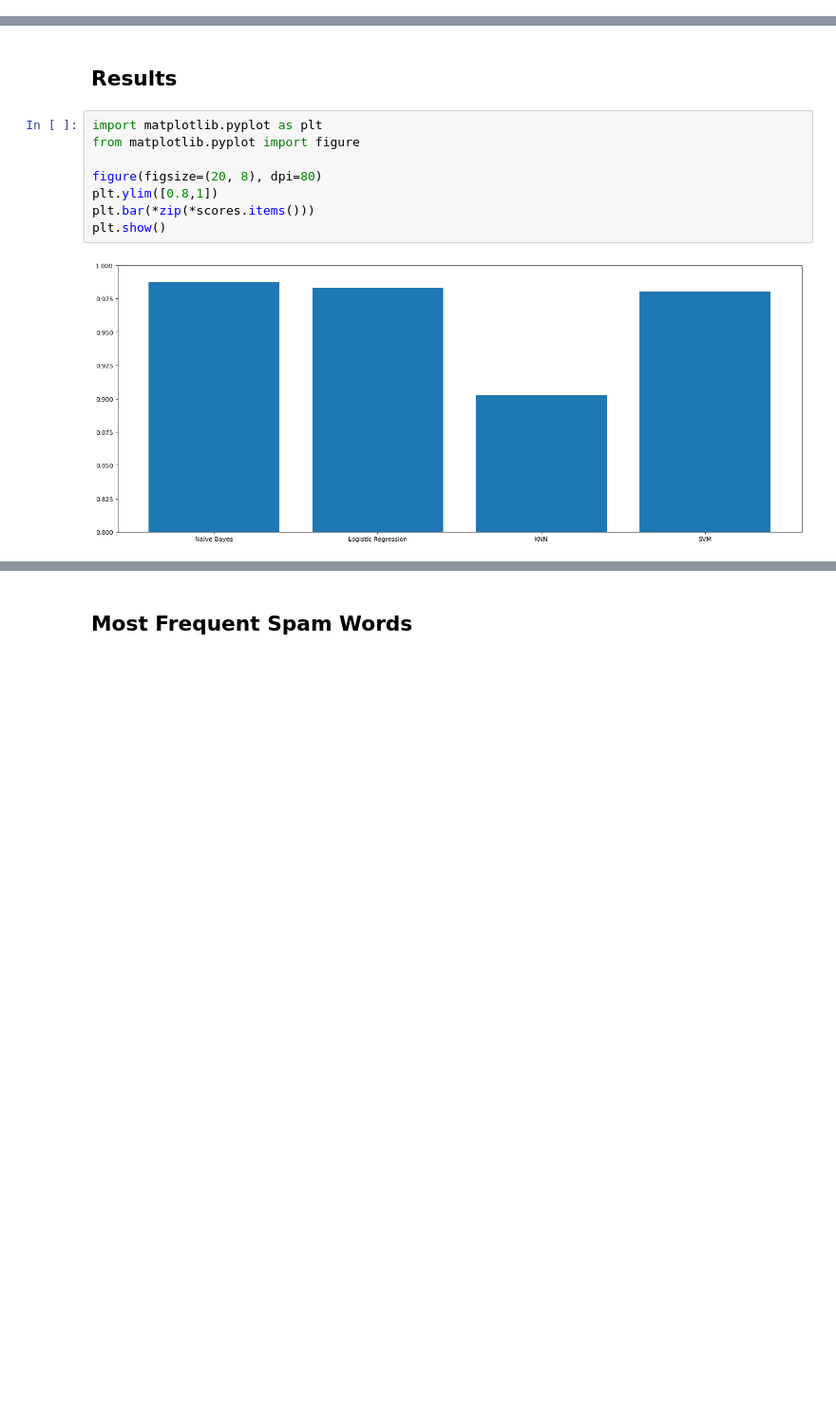
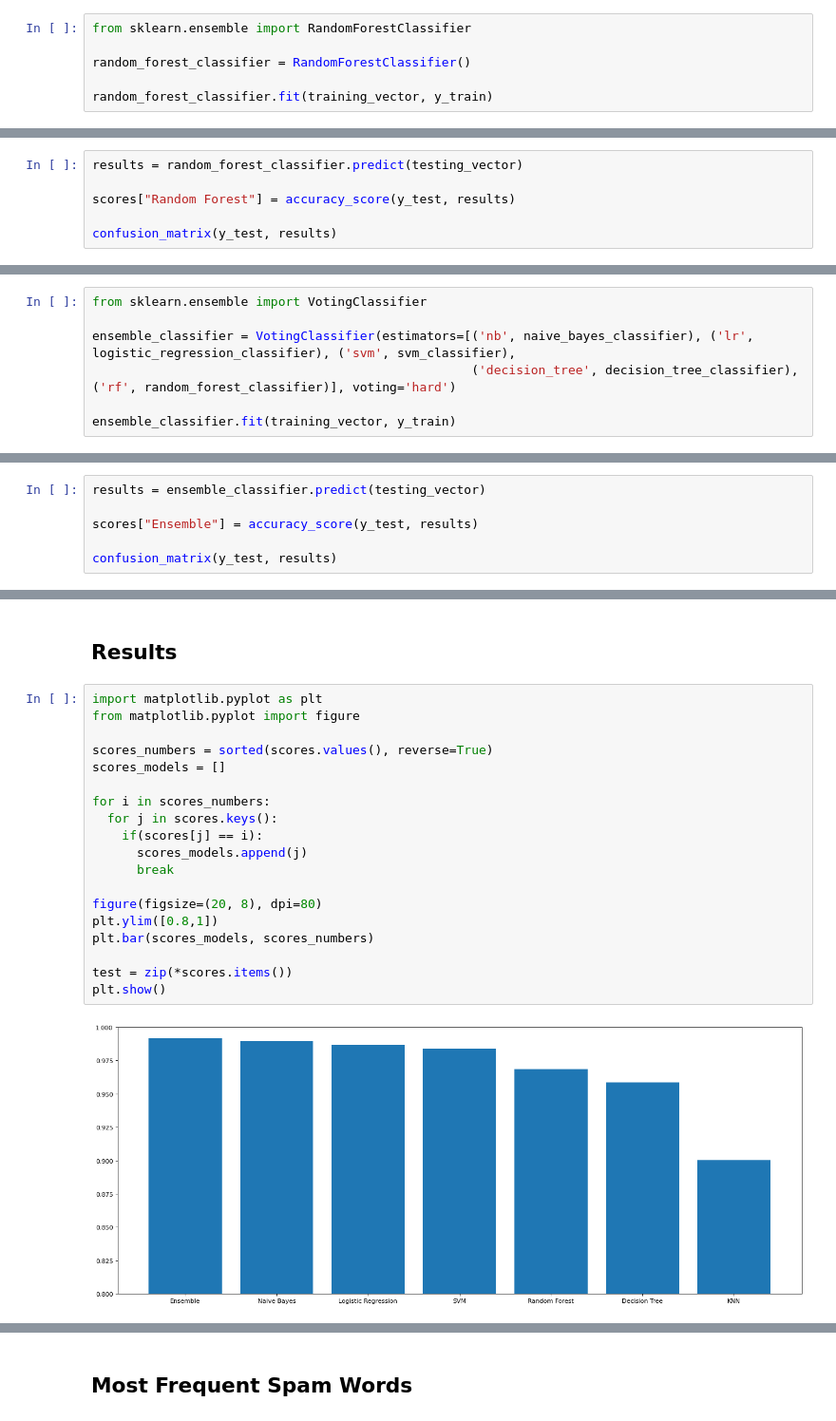
Before and after one commit to d-maniatakos/spam-mail-detection, a Jupyter notebook: spam_mail_detection.ipynb, the cells around one changed output, grey strips where cells are left out. Shown: that part at 95% size. Drawn from its saved outputs; the diff is of its cells as text; blank space fills up the shorter version.

Commit message:
added Decision Tree & Random Forest Classifiers (plus an Ensemble Learning Classifier)

```diff
--- a/spam_mail_detection.ipynb
+++ b/spam_mail_detection.ipynb
@@ -134,0 +163,6 @@ array([[1070,   14],
+# %%
+from sklearn.ensemble import RandomForestClassifier
+
+random_forest_classifier = RandomForestClassifier()
+
+random_forest_classifier.fit(training_vector, y_train)
@@ -134,0 +180,6 @@ array([[1070,   14],
+# %%
+results = random_forest_classifier.predict(testing_vector)
+
+scores["Random Forest"] = accuracy_score(y_test, results)
+
+confusion_matrix(y_test, results)
@@ -134,0 +191,7 @@ array([[1070,   14],
+# %%
+from sklearn.ensemble import VotingClassifier
+
+ensemble_classifier = VotingClassifier(estimators=[('nb', naive_bayes_classifier), ('lr', logistic_regression_classifier), ('svm', svm_classifier),
+                                                   ('decision_tree', decision_tree_classifier), ('rf', random_forest_classifier)], voting='hard')
+
+ensemble_classifier.fit(training_vector, y_train)
@@ -134,0 +218,6 @@ array([[1070,   14],
+# %%
+results = ensemble_classifier.predict(testing_vector)
+
+scores["Ensemble"] = accuracy_score(y_test, results)
+
+confusion_matrix(y_test, results)
@@ -137,11 +229,22 @@ array([[1070,   14],
 # %%
 import matplotlib.pyplot as plt
 from matplotlib.pyplot import figure
 
+scores_numbers = sorted(scores.values(), reverse=True)
+scores_models = []
+
+for i in scores_numbers:
+  for j in scores.keys():
+    if(scores[j] == i):
+      scores_models.append(j)
+      break
+
 figure(figsize=(20, 8), dpi=80)
 plt.ylim([0.8,1])
-plt.bar(*zip(*scores.items()))
+plt.bar(scores_models, scores_numbers)
+
+test = zip(*scores.items())
 plt.show()
 # %% [output]
-[figure, old version]
+[figure, new version]
 # %% [markdown]
```
Also changed, not shown: parts of 22 cells of this notebook.
